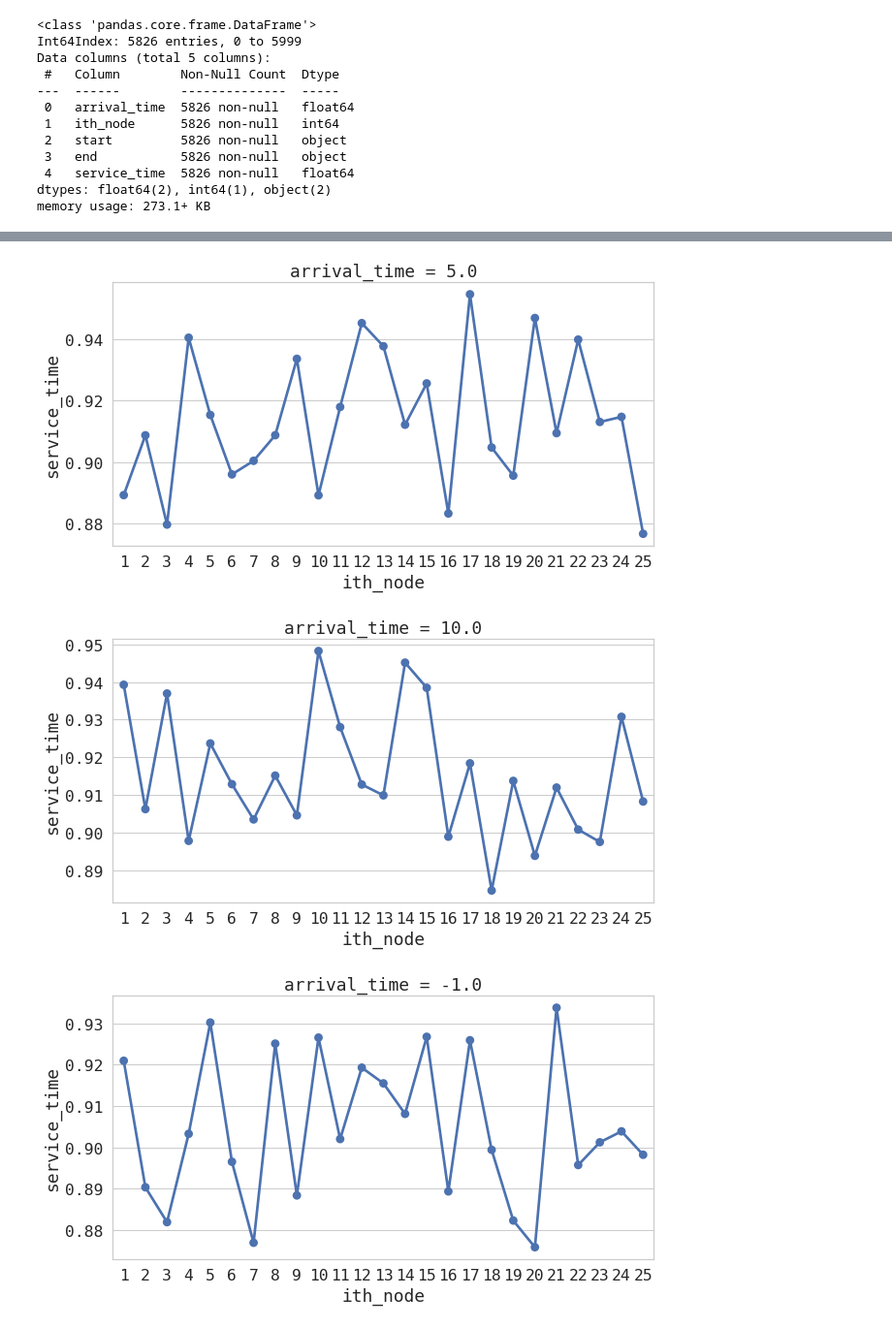
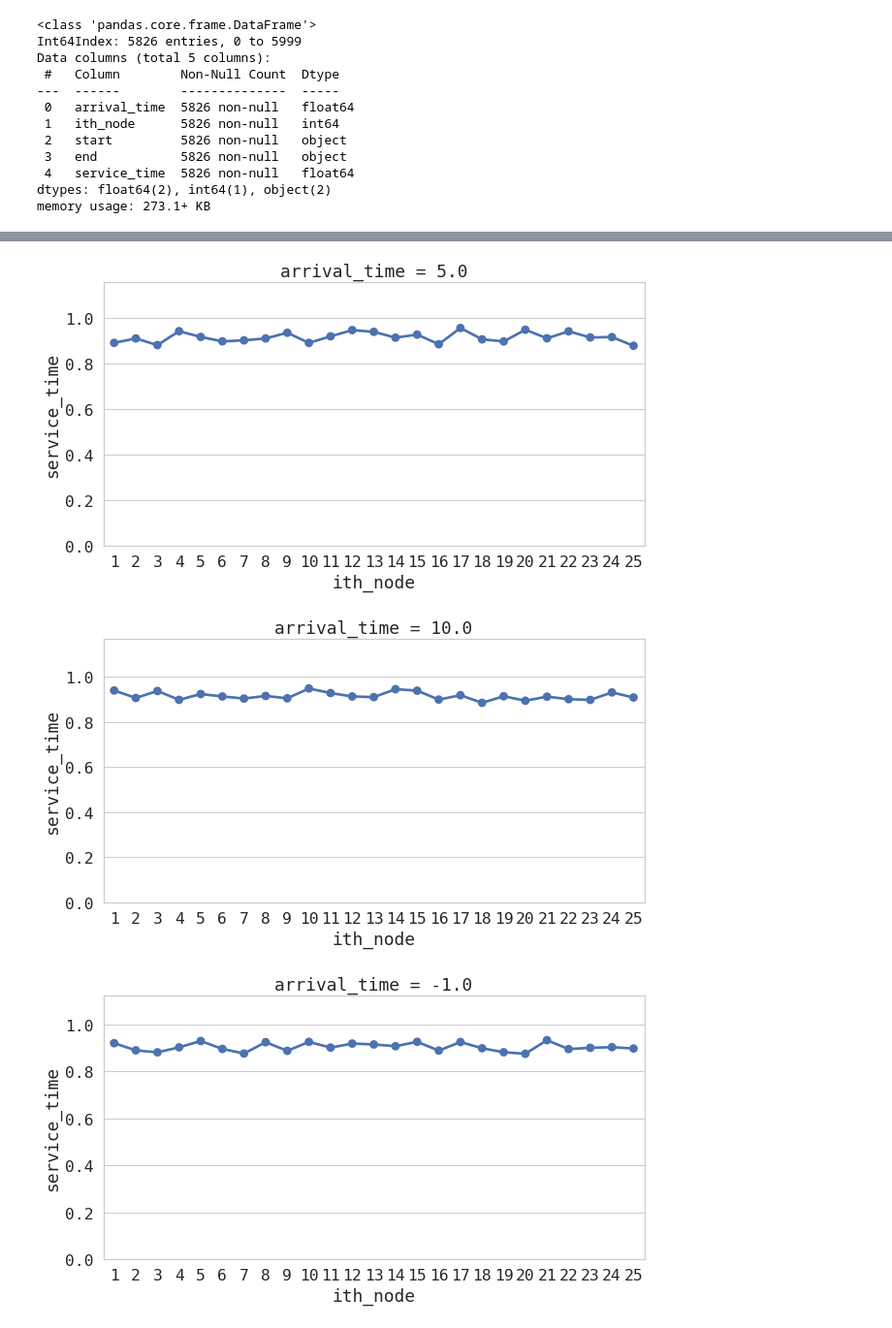
Before and after one commit to javier-pg/sysrepo-cfgssl, a Jupyter notebook: experimental_data/performance_analysis.ipynb, the cells around one changed output, grey strips where cells are left out. Shown at 97% size. Cells and saved outputs as stored; diff of their text form; code cells hidden in the pictures.

```diff
--- a/experimental_data/performance_analysis.ipynb
+++ b/experimental_data/performance_analysis.ipynb
@@ -232,5 +236,6 @@ for arrival_time in times.arrival_time.unique():
                 dodge=True,
                 ci=None)
     plt.title("arrival_time = " + str(arrival_time))
+    plt.ylim(0,max(times[times.arrival_time==arrival_time][y]))
     plt.show()
 # %% [output]
@@ -242,6 +247,6 @@ for arrival_time in times.arrival_time.unique():
-[figure, old version]
+[figure, new version]
-[figure, old version]
+[figure, new version]
-[figure, old version]
+[figure, new version]
 # %%
 fig, axs = plt.subplots(1, 1, figsize=(15,8))
 
```
Also changed, not shown: parts of 20 cells of this notebook, 5 other files.
